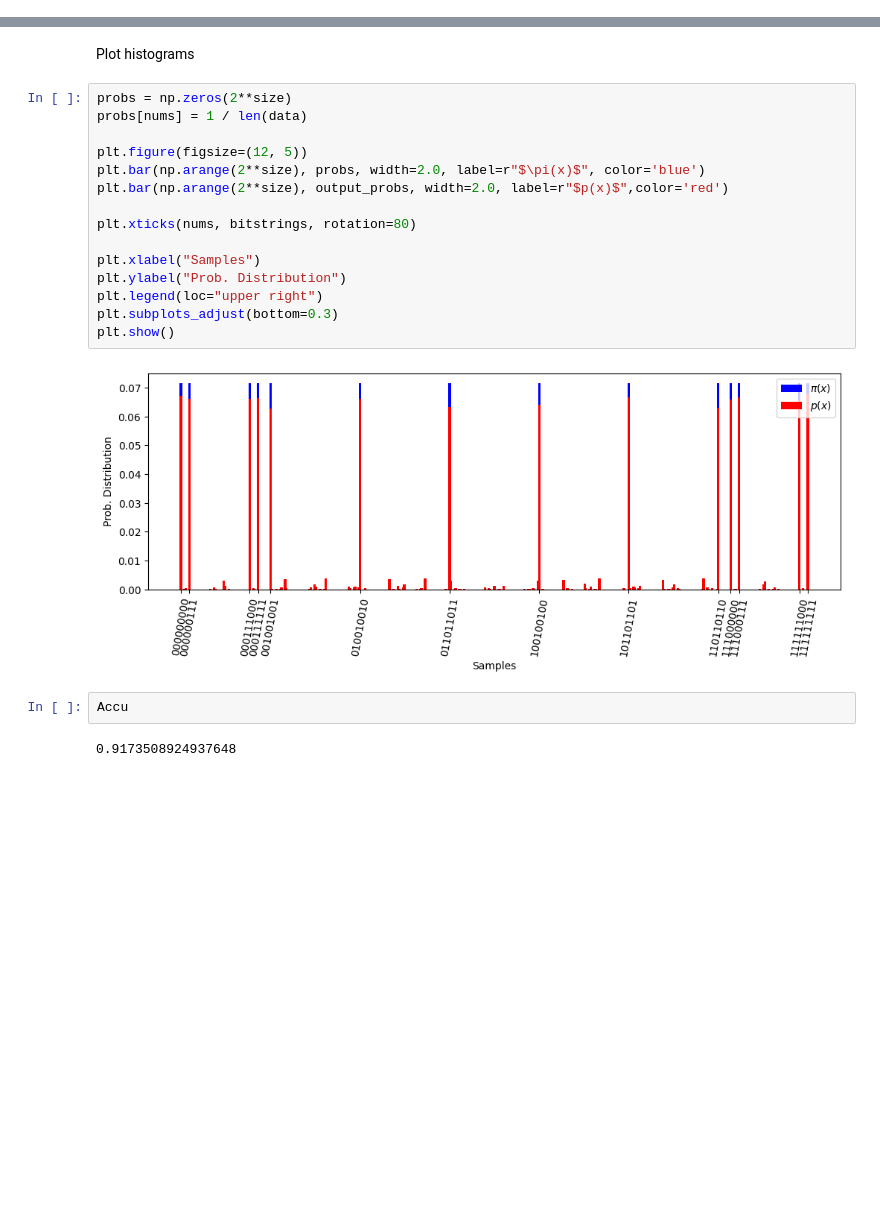
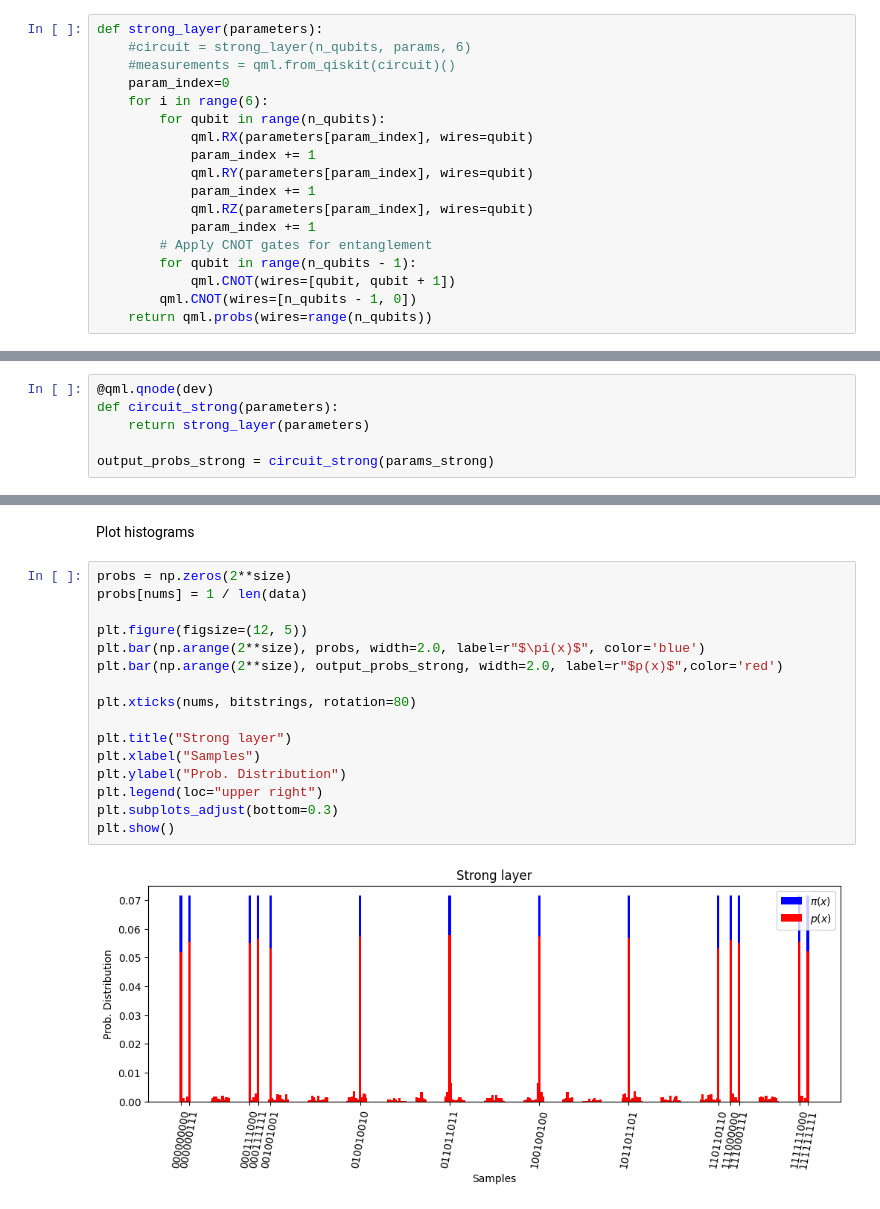
Before and after one commit to sergedenisov/barsandstripes, a Jupyter notebook: bas_launch_ionq.ipynb, the cells around one changed output, grey strips where cells are left out. Saved outputs shown, nothing was run; the diff lists cells and outputs as text; blank space fills up the shorter version.

```diff
--- a/bas_launch_ionq.ipynb
+++ b/bas_launch_ionq.ipynb
@@ -46,3 +102,21 @@ def strong_layer(parameters):
+# %%
+def strong_layer(parameters):
+    #circuit = strong_layer(n_qubits, params, 6)
+    #measurements = qml.from_qiskit(circuit)()
+    param_index=0
+    for i in range(6):
+        for qubit in range(n_qubits):
+            qml.RX(parameters[param_index], wires=qubit)
+            param_index += 1
+            qml.RY(parameters[param_index], wires=qubit)
+            param_index += 1
+            qml.RZ(parameters[param_index], wires=qubit)
+            param_index += 1
+        # Apply CNOT gates for entanglement
+        for qubit in range(n_qubits - 1):
+            qml.CNOT(wires=[qubit, qubit + 1])
+        qml.CNOT(wires=[n_qubits - 1, 0])
+    return qml.probs(wires=range(n_qubits))
 # %% [markdown]
 Generate Bars and Stripes dataset
 # %%
@@ -276,0 +705,6 @@ print(output_probs)
+# %%
+@qml.qnode(dev)
+def circuit_strong(parameters):
+    return strong_layer(parameters)
+
+output_probs_strong = circuit_strong(params_strong)
@@ -279,21 +731,18 @@ Plot histograms
 # %%
 probs = np.zeros(2**size)
 probs[nums] = 1 / len(data)
 
 plt.figure(figsize=(12, 5))
 plt.bar(np.arange(2**size), probs, width=2.0, label=r"$\pi(x)$", color='blue')
-plt.bar(np.arange(2**size), output_probs, width=2.0, label=r"$p(x)$",color='red')
+plt.bar(np.arange(2**size), output_probs_strong, width=2.0, label=r"$p(x)$",color='red')
 
 plt.xticks(nums, bitstrings, rotation=80)
 
+plt.title("Strong layer")
 plt.xlabel("Samples")
 plt.ylabel("Prob. Distribution")
 plt.legend(loc="upper right")
 plt.subplots_adjust(bottom=0.3)
 plt.show()
 # %% [output]
-[figure, old version]
+[figure, new version]
-# %%
-Accu
-# %% [output]
-0.9173508924937648
```
Also changed, not shown: parts of 23 cells of this notebook.
